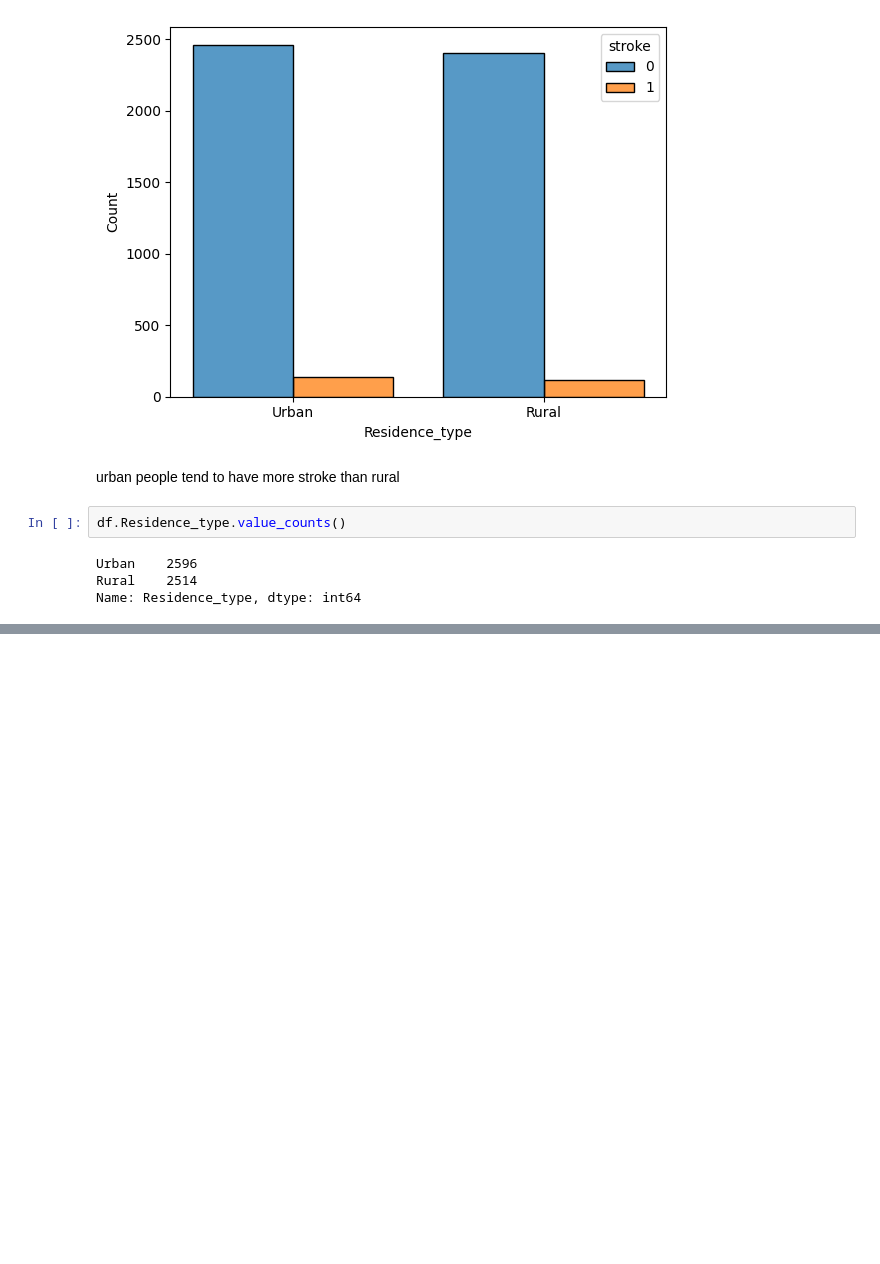
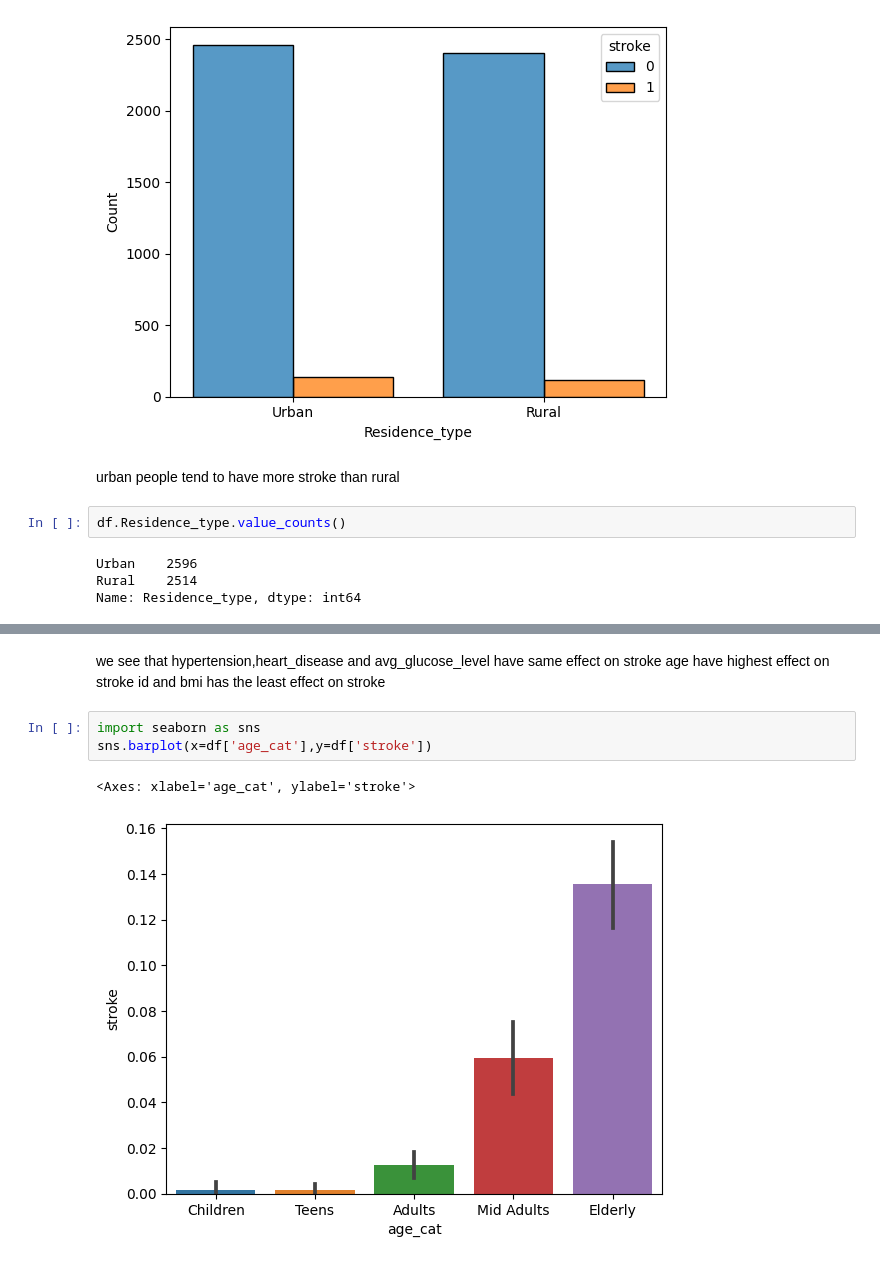
Before and after one commit to SALMA55ASHRAF/dataset_mnist, a Jupyter notebook: stroke.ipynb, the cells around one changed output, grey strips where cells are left out. Drawn from its saved outputs; the diff is of its cells as text; blank space fills up the shorter version.

```diff
--- a/stroke.ipynb
+++ b/stroke.ipynb
@@ -250,0 +270,10 @@ Name: Residence_type, dtype: int64
+# %% [markdown]
+we see that hypertension,heart_disease and avg_glucose_level have same effect on stroke
+age have highest effect on stroke
+id and bmi has the least effect on stroke
+# %%
+import seaborn as sns
+sns.barplot(x=df['age_cat'],y=df['stroke'])
+# %% [output]
+<Axes: xlabel='age_cat', ylabel='stroke'>
+[figure, added]
```
Also changed, not shown: parts of 23 cells of this notebook.
